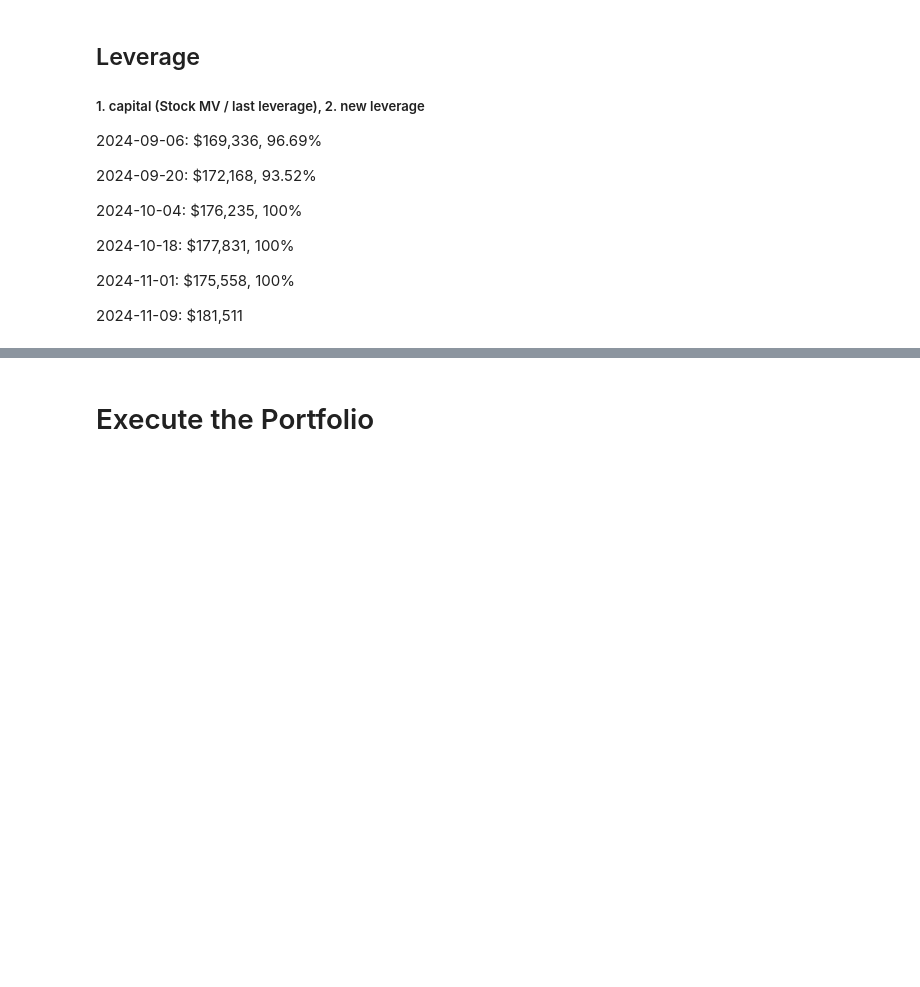
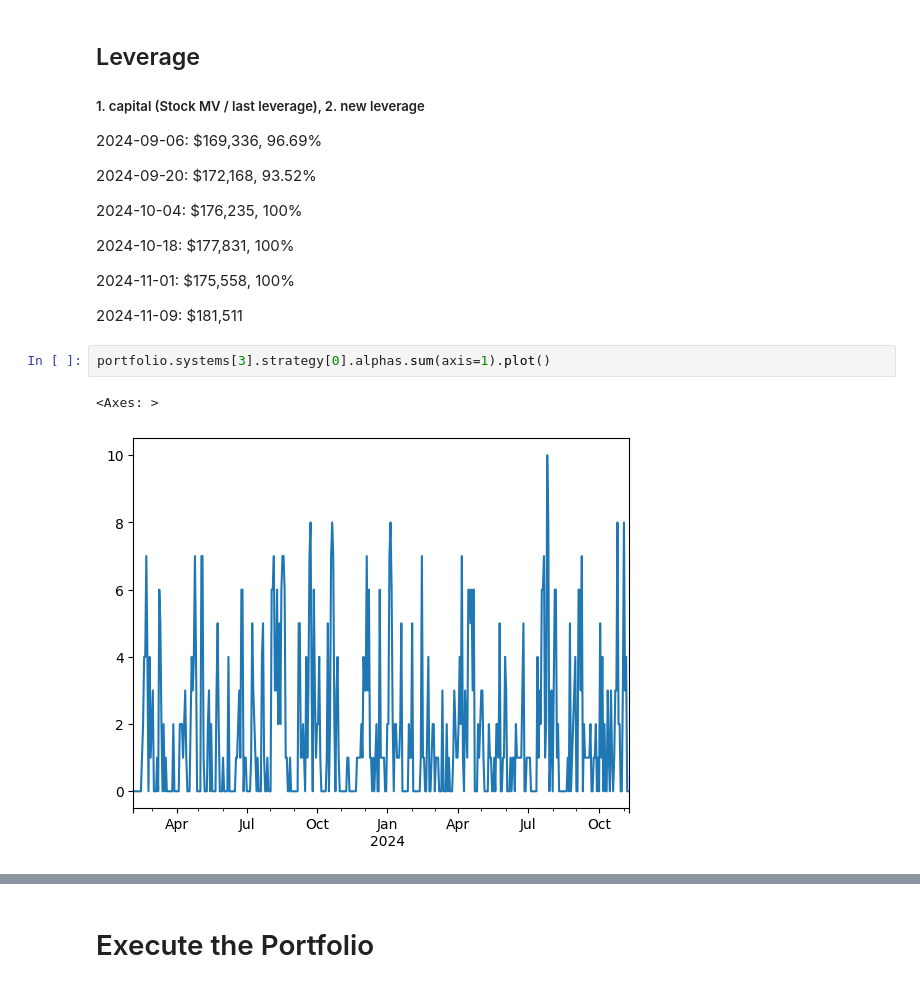
Before and after one commit to lok419/my-trading, a Jupyter notebook: strategy_v2/ExecutePortfoliov2.ipynb, the cells around one changed output, grey strips where cells are left out. Drawn from its saved outputs; the diff is of its cells as text; blank space fills up the shorter version.

```diff
--- a/strategy_v2/ExecutePortfoliov2.ipynb
+++ b/strategy_v2/ExecutePortfoliov2.ipynb
@@ -66,6 +64,11 @@ vol_target = None
 2024-11-01: $175,558, 100%
 
 2024-11-09: $181,511
+# %%
+portfolio.systems[3].strategy[0].alphas.sum(axis=1).plot()
+# %% [output]
+<Axes: >
+[figure, added]
 # %%
 portfolio = PortfolioStandard(
     capital=181511,
```
Also changed, not shown: parts of 4 cells of this notebook, 4 other files.
